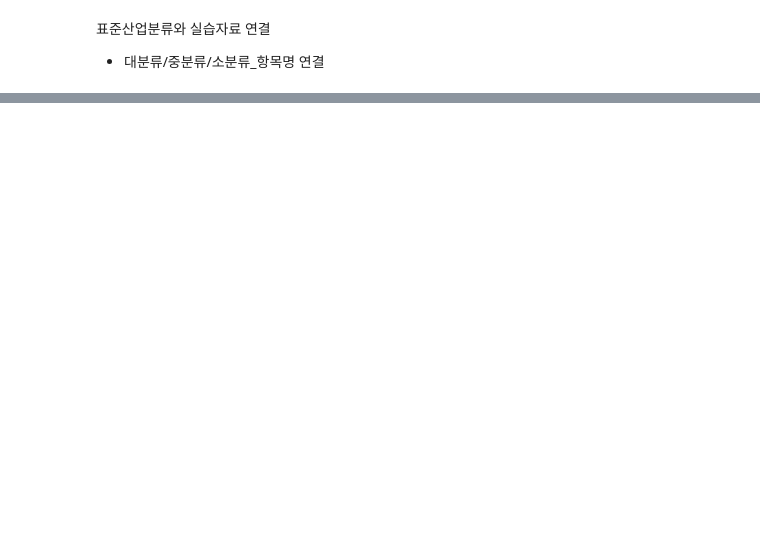
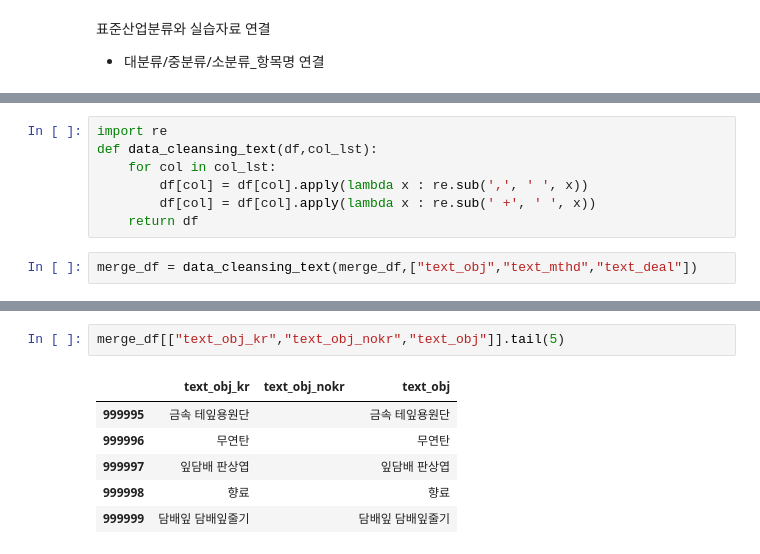
Before and after one commit to yxbxn/NLP_contest, a Jupyter notebook: EDA 및 전처리.ipynb, the cells around one changed output, grey strips where cells are left out. Cells and saved outputs as stored; diff of their text form; blank space fills up the shorter version.

```diff
--- a/EDA 및 전처리.ipynb
+++ b/EDA 및 전처리.ipynb
@@ -149,0 +164,9 @@ merge_df = pd.merge(train_df,code_df,on=["대분류","중분류","소분류"],ho
+# %%
+import re
+def data_cleansing_text(df,col_lst):
+    for col in col_lst:
+        df[col] = df[col].apply(lambda x : re.sub(',', ' ', x))
+        df[col] = df[col].apply(lambda x : re.sub(' +', ' ', x))
+    return df
+# %%
+merge_df = data_cleansing_text(merge_df,["text_obj","text_mthd","text_deal"])
@@ -149,0 +199,9 @@ merge_df = pd.merge(train_df,code_df,on=["대분류","중분류","소분류"],ho
+# %%
+merge_df[["text_obj_kr","text_obj_nokr","text_obj"]].tail(5)
+# %% [output]
+|  | text_obj_kr | text_obj_nokr | text_obj |
+| 999995 | 금속 테잎용원단 |  | 금속 테잎용원단 |
+| 999996 | 무연탄 |  | 무연탄 |
+| 999997 | 잎담배 판상엽 |  | 잎담배 판상엽 |
+| 999998 | 향료 |  | 향료 |
+| 999999 | 담배잎 담배잎줄기 |  | 담배잎 담배잎줄기 |
```
Also changed, not shown: parts of 21 cells of this notebook.
